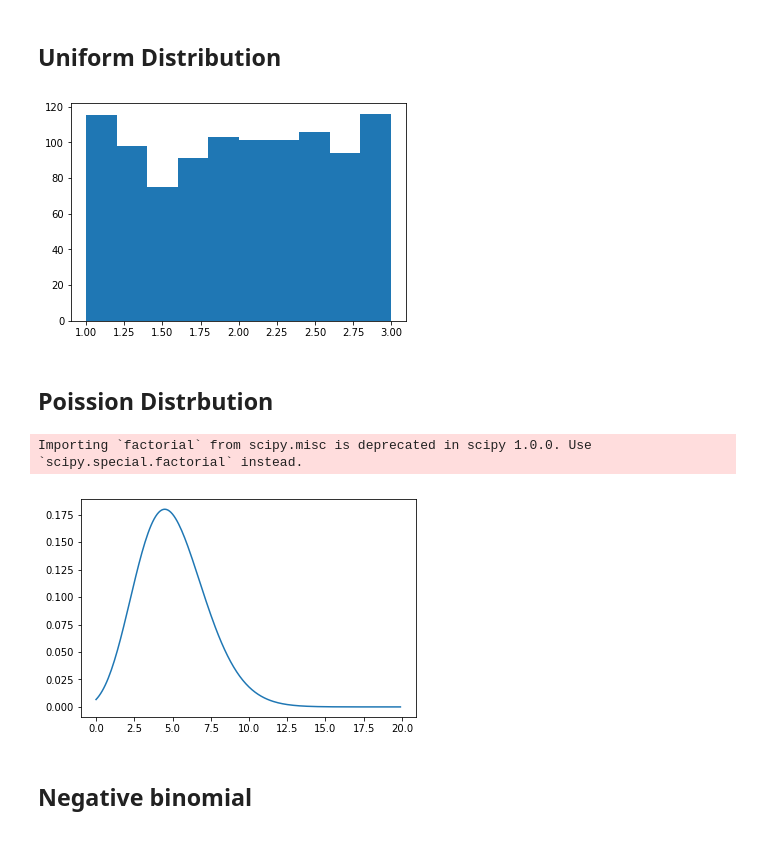
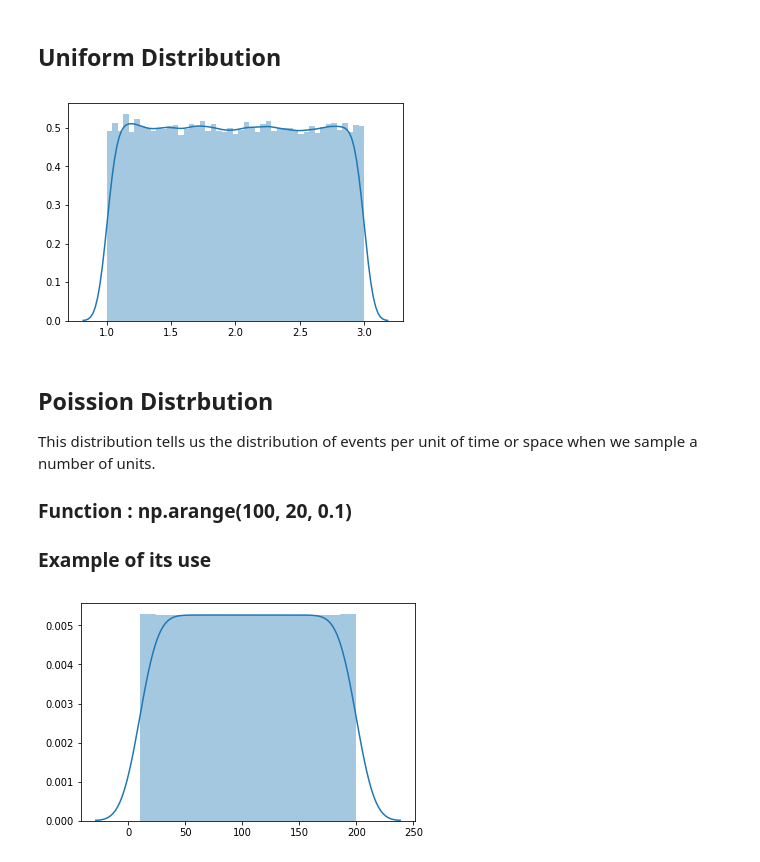
Before and after one commit to roisinanglim/numpy-random, a Jupyter notebook: numpy-random.ipynb, the cells around one changed output. Cells and saved outputs as stored; diff of their text form; code cells hidden in the pictures.

Commit message:
Updated distributions

```diff
--- a/numpy-random.ipynb
+++ b/numpy-random.ipynb
@@ -133,25 +89,26 @@ plt.show()
 # %% [markdown]
 ## Uniform Distribution
 # %%
-t = np.random.uniform(1,3,1000)
-plt.hist(t)
+t = np.random.uniform(1,3,100000)
+sns.distplot(t)
 plt.show()
 # %% [output]
-[figure, old version]
+[figure, new version]
-# %% [markdown]
-## Poission Distrbution
+# %% [markdown]
+## Poission Distrbution
+
+This distribution tells us the distribution of events per unit of time or space when we sample a number of  units.
+
+### Function : np.arange(100, 20, 0.1)
+
+### Example of its use
 # %%
 import numpy as np
 import matplotlib.pyplot as plt
-from scipy.misc import factorial
+import seaborn as sns
 
-t = np.arange(0, 20, 0.1)
-d = np.exp(-5)*np.power(5, t)/factorial(t)
-
-plt.plot(t, d)
+t = np.arange(10, 200, 0.1)
+sns.distplot(t)
 plt.show()
 # %% [output]
-Importing `factorial` from scipy.misc is deprecated in scipy 1.0.0. Use `scipy.special.factorial` instead.
-[figure, old version]
+[figure, new version]
-# %% [markdown]
-## Negative binomial
```
Also changed, not shown: parts of 16 cells of this notebook.
